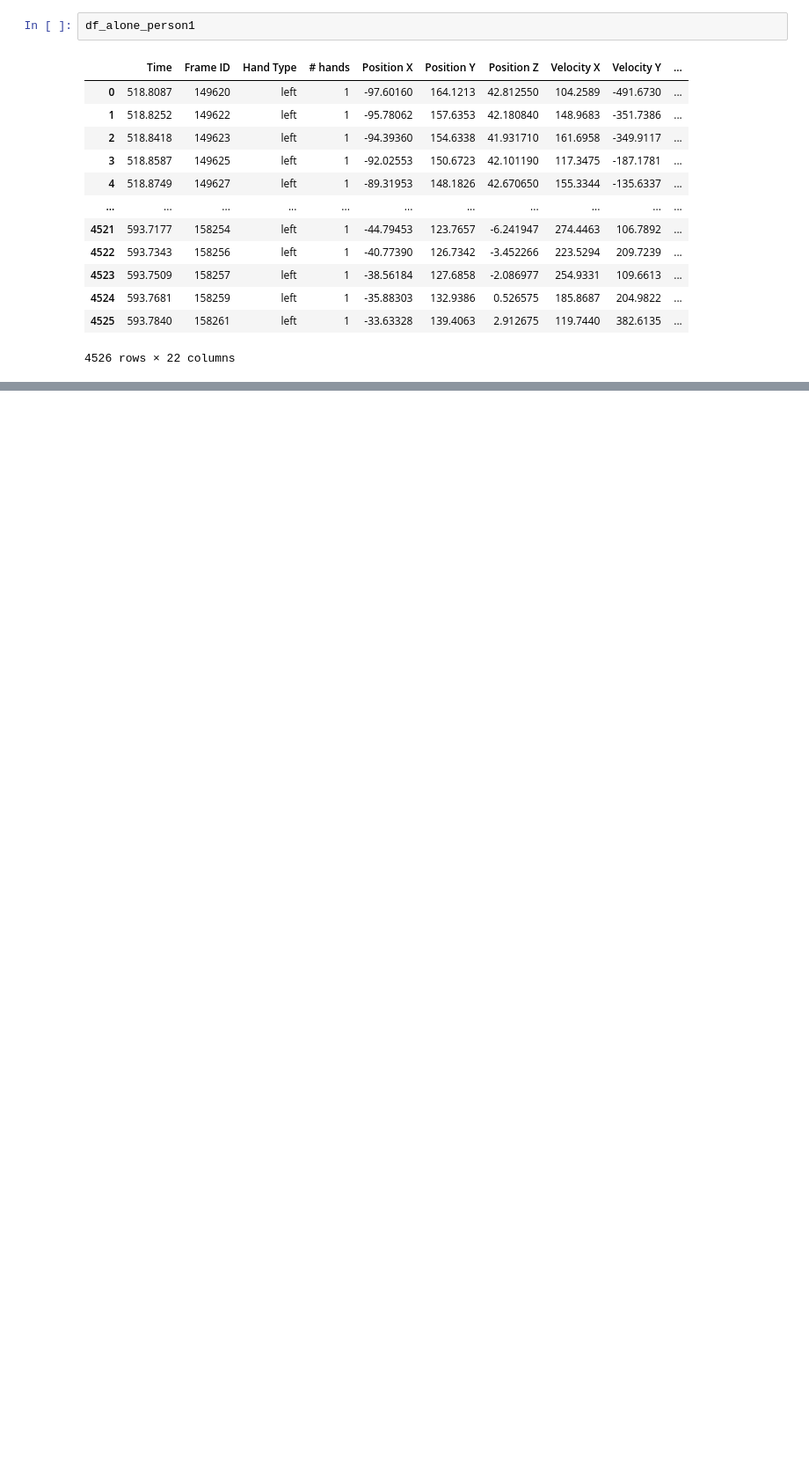
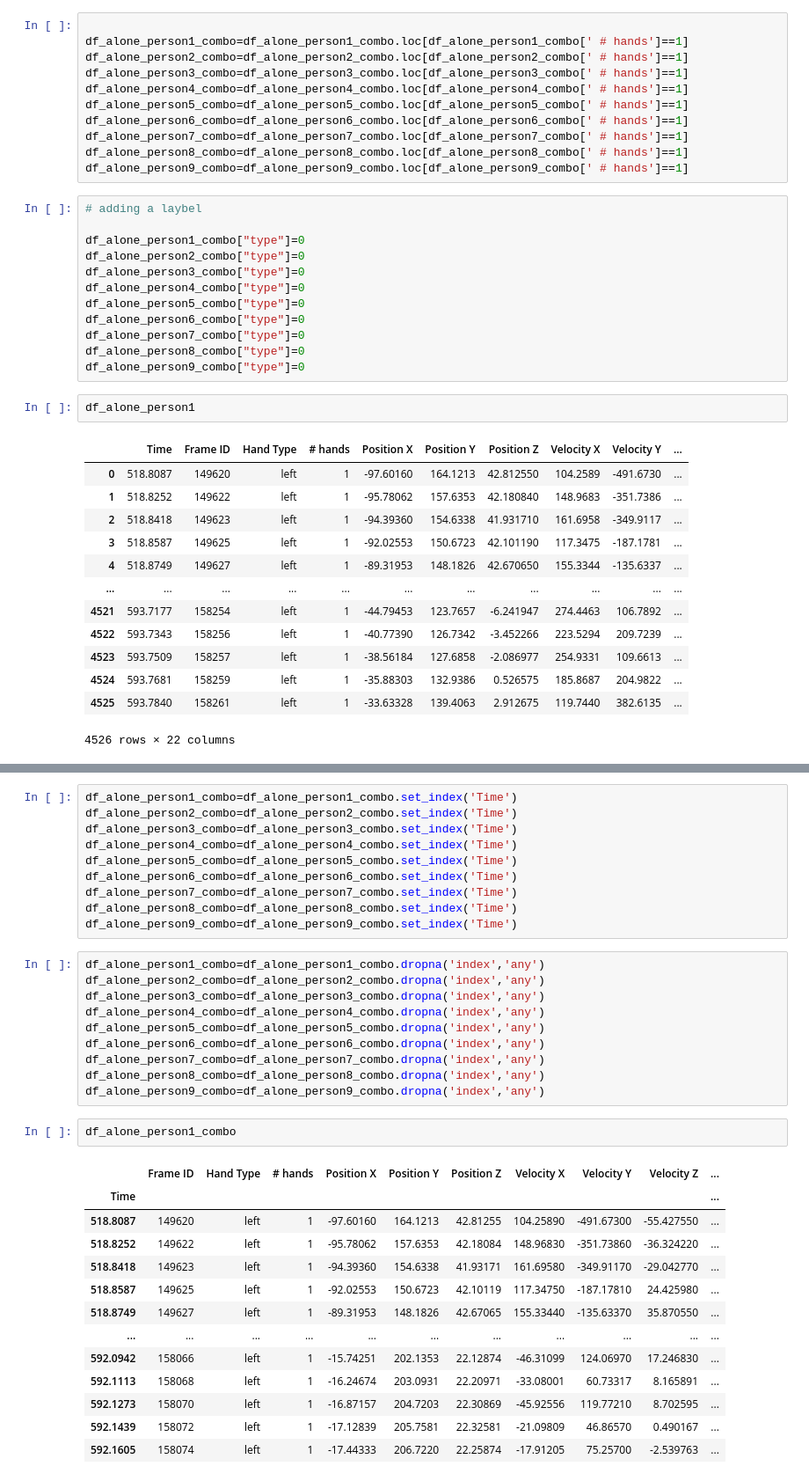
Before and after one commit to Yehudit-Brickner/data_science_end_of_year1_project, a Jupyter notebook: data science part 4.ipynb, the cells around one changed output, grey strips where cells are left out. Shown at 88% size. Drawn from its saved outputs; the diff is of its cells as text; blank space fills up the shorter version.

```diff
--- a/data science part 4.ipynb
+++ b/data science part 4.ipynb
@@ -20,3 +101,26 @@ df_hand_right=pd.read_csv(r'C:\Users\nechd\Desktop\data_science_part4\extraFiles
+# %%
+
+df_alone_person1_combo=df_alone_person1_combo.loc[df_alone_person1_combo[' # hands']==1]
+df_alone_person2_combo=df_alone_person2_combo.loc[df_alone_person2_combo[' # hands']==1]
+df_alone_person3_combo=df_alone_person3_combo.loc[df_alone_person3_combo[' # hands']==1]
+df_alone_person4_combo=df_alone_person4_combo.loc[df_alone_person4_combo[' # hands']==1]
+df_alone_person5_combo=df_alone_person5_combo.loc[df_alone_person5_combo[' # hands']==1]
+df_alone_person6_combo=df_alone_person6_combo.loc[df_alone_person6_combo[' # hands']==1]
+df_alone_person7_combo=df_alone_person7_combo.loc[df_alone_person7_combo[' # hands']==1]
+df_alone_person8_combo=df_alone_person8_combo.loc[df_alone_person8_combo[' # hands']==1]
+df_alone_person9_combo=df_alone_person9_combo.loc[df_alone_person9_combo[' # hands']==1]
+# %%
+# adding a laybel
+
+df_alone_person1_combo["type"]=0
+df_alone_person2_combo["type"]=0
+df_alone_person3_combo["type"]=0
+df_alone_person4_combo["type"]=0
+df_alone_person5_combo["type"]=0
+df_alone_person6_combo["type"]=0
+df_alone_person7_combo["type"]=0
+df_alone_person8_combo["type"]=0
+df_alone_person9_combo["type"]=0
 # %%
 df_alone_person1
 # %% [output]
@@ -149,0 +140,36 @@ df_spontan_person1_part1_combo.head(1)
+# %%
+df_alone_person1_combo=df_alone_person1_combo.set_index('Time')
+df_alone_person2_combo=df_alone_person2_combo.set_index('Time')
+df_alone_person3_combo=df_alone_person3_combo.set_index('Time')
+df_alone_person4_combo=df_alone_person4_combo.set_index('Time')
+df_alone_person5_combo=df_alone_person5_combo.set_index('Time')
+df_alone_person6_combo=df_alone_person6_combo.set_index('Time')
+df_alone_person7_combo=df_alone_person7_combo.set_index('Time')
+df_alone_person8_combo=df_alone_person8_combo.set_index('Time')
+df_alone_person9_combo=df_alone_person9_combo.set_index('Time')
+# %%
+df_alone_person1_combo=df_alone_person1_combo.dropna('index','any')
+df_alone_person2_combo=df_alone_person2_combo.dropna('index','any')
+df_alone_person3_combo=df_alone_person3_combo.dropna('index','any')
+df_alone_person4_combo=df_alone_person4_combo.dropna('index','any')
+df_alone_person5_combo=df_alone_person5_combo.dropna('index','any')
+df_alone_person6_combo=df_alone_person6_combo.dropna('index','any')
+df_alone_person7_combo=df_alone_person7_combo.dropna('index','any')
+df_alone_person8_combo=df_alone_person8_combo.dropna('index','any')
+df_alone_person9_combo=df_alone_person9_combo.dropna('index','any')
+# %%
+df_alone_person1_combo
+# %% [output]
+|  | Frame ID | Hand Type | # hands | Position X | Position Y | Position Z | Velocity X | Velocity Y | Velocity Z | ... |
+| Time |  |  |  |  |  |  |  |  |  | ... |
+| 518.8087 | 149620 | left | 1 | -97.60160 | 164.1213 | 42.81255 | 104.25890 | -491.67300 | -55.427550 | ... |
+| 518.8252 | 149622 | left | 1 | -95.78062 | 157.6353 | 42.18084 | 148.96830 | -351.73860 | -36.324220 | ... |
+| 518.8418 | 149623 | left | 1 | -94.39360 | 154.6338 | 41.93171 | 161.69580 | -349.91170 | -29.042770 | ... |
+| 518.8587 | 149625 | left | 1 | -92.02553 | 150.6723 | 42.10119 | 117.34750 | -187.17810 | 24.425980 | ... |
+| 518.8749 | 149627 | left | 1 | -89.31953 | 148.1826 | 42.67065 | 155.33440 | -135.63370 | 35.870550 | ... |
+| ... | ... | ... | ... | ... | ... | ... | ... | ... | ... | ... |
+| 592.0942 | 158066 | left | 1 | -15.74251 | 202.1353 | 22.12874 | -46.31099 | 124.06970 | 17.246830 | ... |
+| 592.1113 | 158068 | left | 1 | -16.24674 | 203.0931 | 22.20971 | -33.08001 | 60.73317 | 8.165891 | ... |
+| 592.1273 | 158070 | left | 1 | -16.87157 | 204.7203 | 22.30869 | -45.92556 | 119.77210 | 8.702595 | ... |
+| 592.1439 | 158072 | left | 1 | -17.12839 | 205.7581 | 22.32581 | -21.09809 | 46.86570 | 0.490167 | ... |
+| 592.1605 | 158074 | left | 1 | -17.44333 | 206.7220 | 22.25874 | -17.91205 | 75.25700 | -2.539763 | ... |
```
Also changed, not shown: parts of 62 cells of this notebook.
